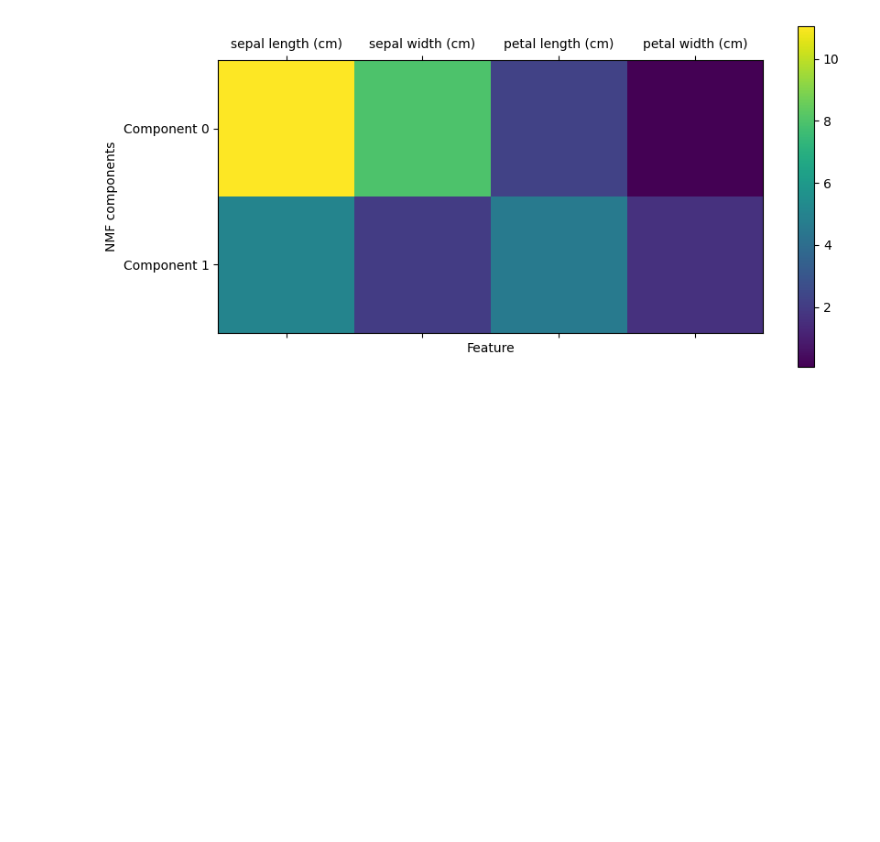
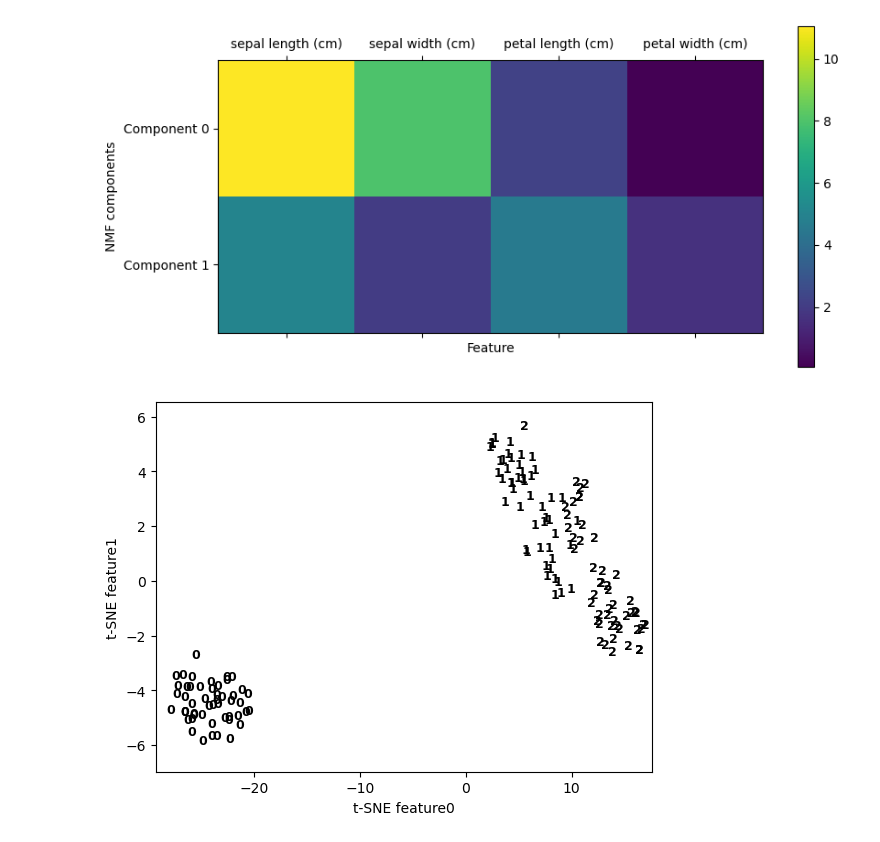
Before and after one commit to adachi0612/iris_work, a Jupyter notebook: analyze_iris_ruito_adachi.ipynb, the cells around one changed output. Saved outputs shown, nothing was run; the diff lists cells and outputs as text; code cells hidden in the pictures; blank space fills up the shorter version.

```diff
--- a/analyze_iris_ruito_adachi.ipynb
+++ b/analyze_iris_ruito_adachi.ipynb
@@ -183,6 +183,11 @@ X_scaled, df_nmf, X_nmf = iris.plot_nmf(n_components=2)# 教師なしなので
 # %% [output]
 [figure]
 [figure]
+# %%
+# スケールしていないX,ｙを使ってt-SNEを出してみる。
+iris.plot_tsne()
+# %% [output]
+[figure, added]
 # %%
 iris.plot_k_means()
 # %% [output]
```
Also changed, not shown: parts of 10 cells of this notebook, 1 other file.
